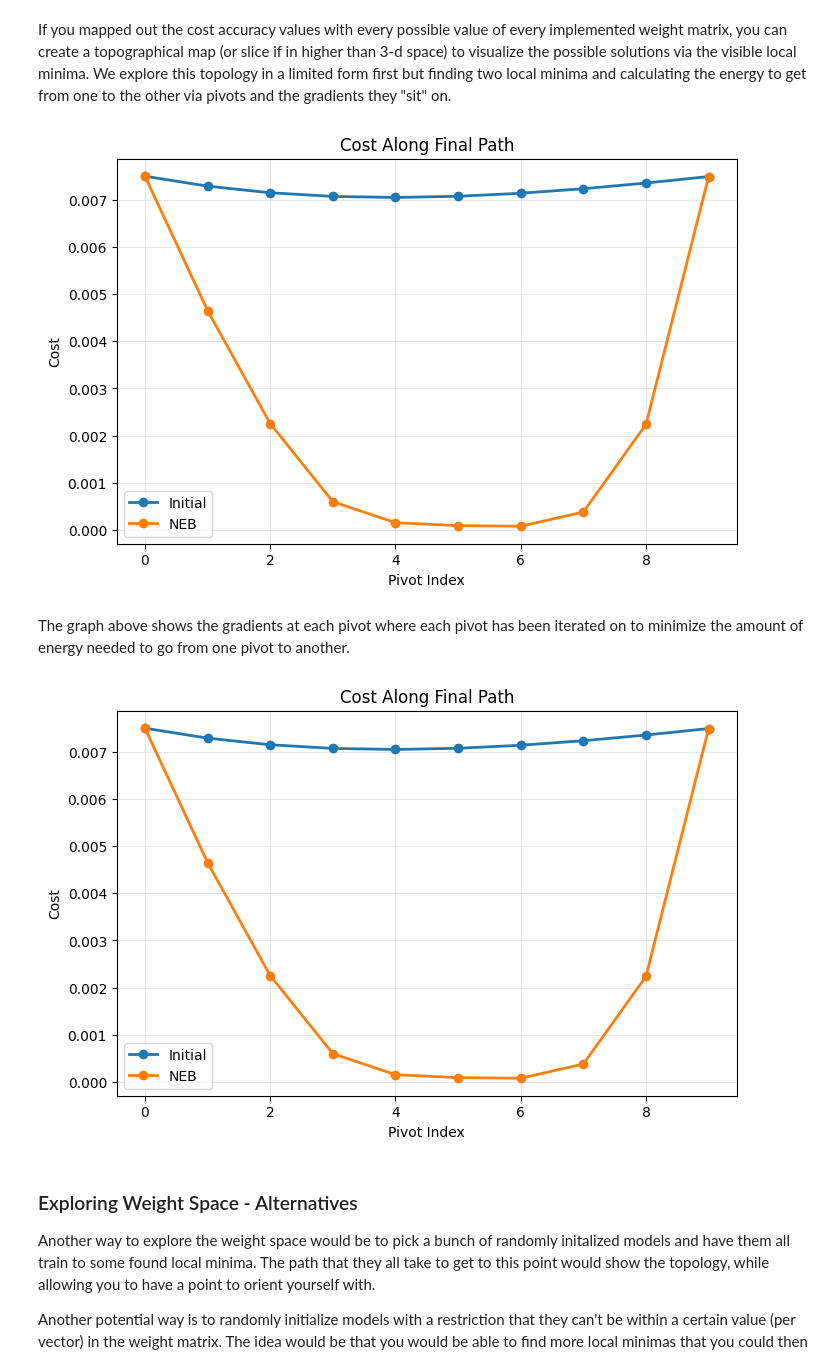
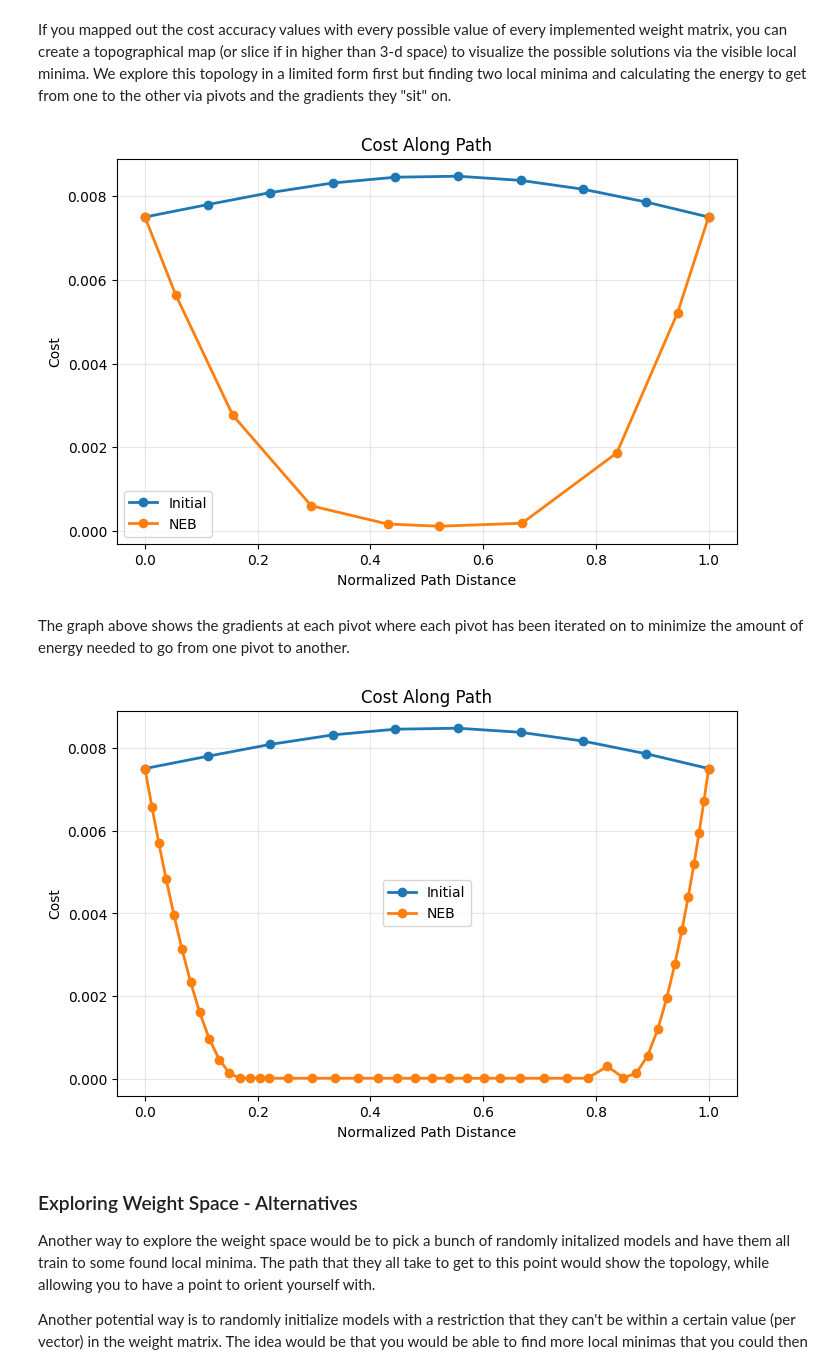
Before and after one commit to Saccadence/CogSci-131, a Jupyter notebook: Assignment 1/Assignment 1.ipynb, the cells around one changed output. Saved outputs shown, nothing was run; the diff lists cells and outputs as text; code cells hidden in the pictures.

Commit message:
AutoNEB

```diff
--- a/Assignment 1/Assignment 1.ipynb
+++ b/Assignment 1/Assignment 1.ipynb
@@ -912,16 +970,18 @@ theta1 = NN1.getParams()
 theta2 = NN2.getParams()
 
 paths = minimalEnergyPath(theta1, theta2, hidden)
-plotPath(paths, hidden)
+plotPath(paths)
 # %% [output]
-[figure, old version]
+[figure, new version]
 # %% [markdown]
 The graph above shows the gradients at each pivot where each pivot has been iterated on to minimize the amount of energy needed to go from one pivot to another.
 # %%
-paths = autoNEB(theta1, theta2, hidden)
+tolerance = 0.001
+max_segment_length = 0.5
+paths = autoNEB(theta1, theta2, hidden, tolerance, max_segment_length)
 plotPath(paths)
 # %% [output]
-[figure, old version]
+[figure, new version]
 # %% [markdown]
 ### Exploring Weight Space - Alternatives
 Another way to explore the weight space would be to pick a bunch of randomly initalized models and have them all train to some found local minima. The path that they all take to get to this point would show the topology, while allowing you to have a point to orient yourself with.
```
Also changed, not shown: parts of 13 cells of this notebook.
